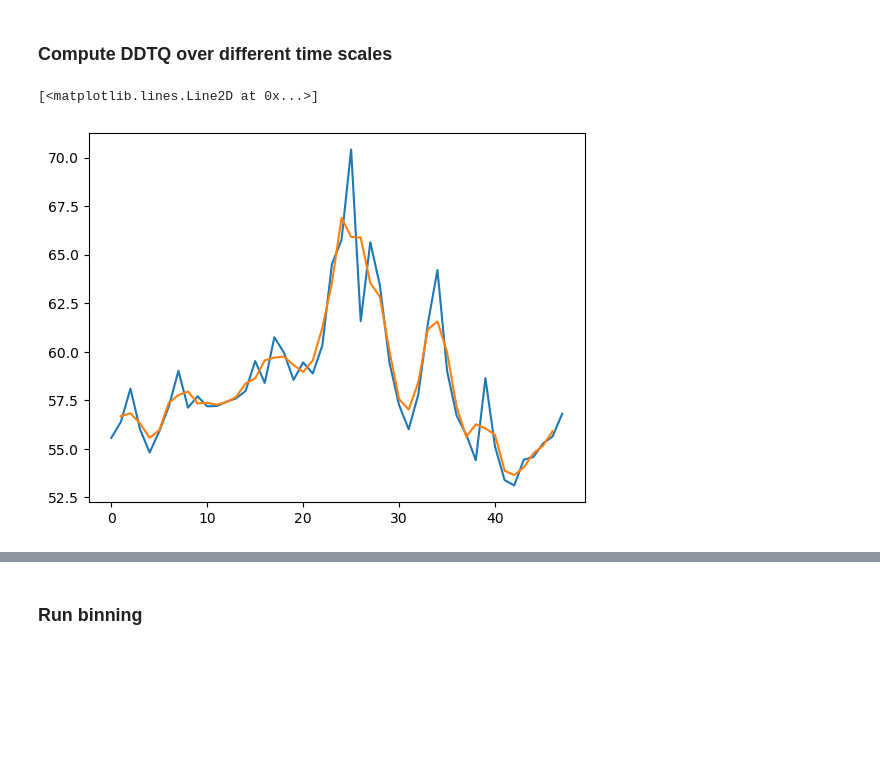
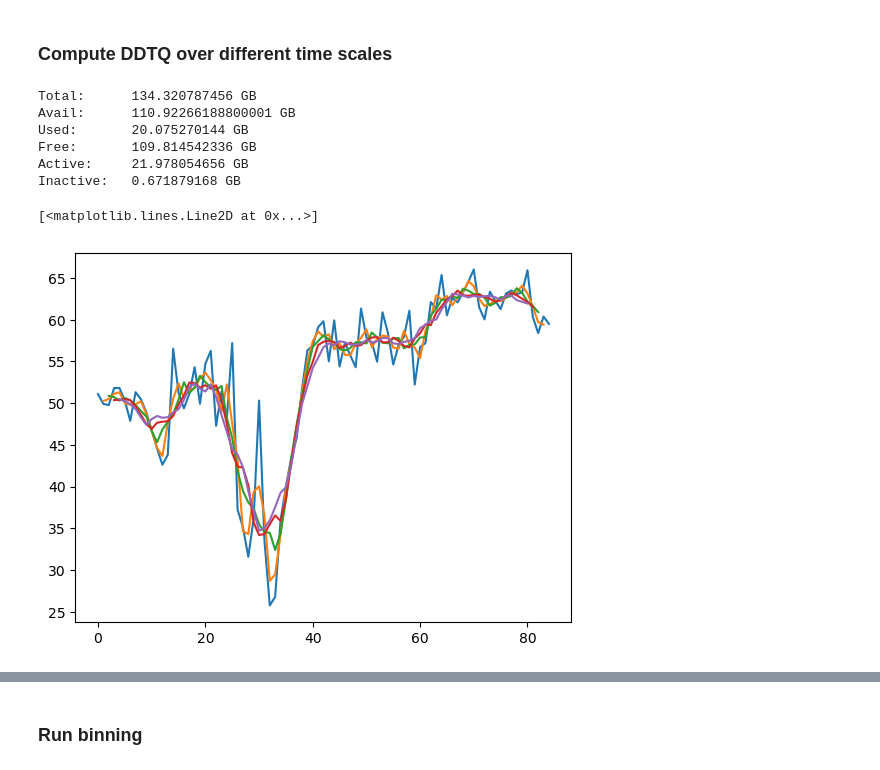
Before and after one commit to jhruppert/jhr-wrf-python, a Jupyter notebook: ddtq_boxplot.ipynb, the cells around one changed output, grey strips where cells are left out. Cells and saved outputs as stored; diff of their text form; code cells hidden in the pictures; blank space fills up the shorter version.

```diff
--- a/ddtq_boxplot.ipynb
+++ b/ddtq_boxplot.ipynb
@@ -24,7 +23,7 @@ import xarray as xr
 # %%
 # Number of sample time steps
 nt=200 # will be chopped down to max available
-nt=48
+# nt=48
 # %% [markdown]
 #### Additional settings and directories
 # %%
@@ -106,7 +87,7 @@ def var_read_2d(datdir,varname,t0,t1):
 ntest=len(tests)
 dims = (ntest, nmem, nt, nx1, nx2)
 strat_all  = np.ma.zeros(dims)
-cwv_all    = np.ma.zeros(dims)
+cwv_1hr    = np.ma.zeros(dims)
 
 for ktest in range(ntest):
 
@@ -145,9 +126,7 @@ for ktest in range(ntest):
         print(datdir)
 
         # Stratiform ID
-        varfil_main = Dataset(datdir+'q_int.nc')
-        q_int = varfil_main.variables['q_int'][:,t0:t1,:,:] # 'nq','nt','nx1','nx2',
-        varfil_main.close()
+        q_int = read_qcloud(datdir,t0,t1) # mm
         strat = precip_class(q_int)
 
         # CWV
@@ -157,7 +136,7 @@ for ktest in range(ntest):
 
         # Save variables for each ens member
         strat_all[ktest,imemb,:,:,:] = strat
-        cwv_all[ktest,imemb,:,:,:]   = cwv[:,0,:,:]
+        cwv_1hr[ktest,imemb,:,:,:]   = cwv
 # %% [output]
 Running test:  ctl
 Running imemb:  memb_01
@@ -174,19 +162,45 @@ def time_smooth_var(var, nwindow):
                             'y':np.arange(nx1), 'x':np.arange(nx2)},
                             dims=['test','memb','time','y','x'])
     data_smooth = data_xr.rolling(time=nwindow, center=True).mean()
-    return data_smooth.data
+    return data_smooth.to_masked_array()
 # %%
 axis=2
 
-# ddtq_1hr = np.gradient(cwv_all, axis=axis)
+ddtq_1hr = np.gradient(cwv_1hr, axis=axis)
 
 # CWV with rolling average
 nwindow=3
-cwv_3hr = time_smooth_var(cwv_all, nwindow)
-# ddtq_3hr = np.gradient(cwv_3hr, axis=axis)
+cwv_3hr = time_smooth_var(cwv_1hr, nwindow)
+ddtq_3hr = np.gradient(cwv_3hr, axis=axis)
+
+nwindow=5
+cwv_5hr = time_smooth_var(cwv_1hr, nwindow)
+ddtq_5hr = np.gradient(cwv_5hr, axis=axis)
+
+nwindow=7
+cwv_7hr = time_smooth_var(cwv_1hr, nwindow)
+ddtq_7hr = np.gradient(cwv_7hr, axis=axis)
+
+nwindow=9
+cwv_9hr = time_smooth_var(cwv_1hr, nwindow)
+ddtq_9hr = np.gradient(cwv_9hr, axis=axis)
-# %%
-plt.plot(cwv_all[0,1,:,200,200])
-plt.plot(cwv_3hr[0,1,:,200,200])
-# %% [output]
-[<matplotlib.lines.Line2D at 0x...>]
-[figure, removed]
+# %%
+memory_usage()
+# %% [output]
+Total:      134.320787456 GB
+Avail:      110.92266188800001 GB
+Used:       20.075270144 GB
+Free:       109.814542336 GB
+Active:     21.978054656 GB
+Inactive:   0.671879168 GB
+# %%
+# Example time series of smoothed cwv
+
+plt.plot(cwv_1hr[0,1,:,400,300])
+plt.plot(cwv_3hr[0,1,:,400,300])
+plt.plot(cwv_5hr[0,1,:,400,300])
+plt.plot(cwv_7hr[0,1,:,400,300])
+plt.plot(cwv_9hr[0,1,:,400,300])
+# %% [output]
+[<matplotlib.lines.Line2D at 0x...>]
+[figure, added]
```
Also changed, not shown: parts of 24 cells of this notebook, 4 other files.
